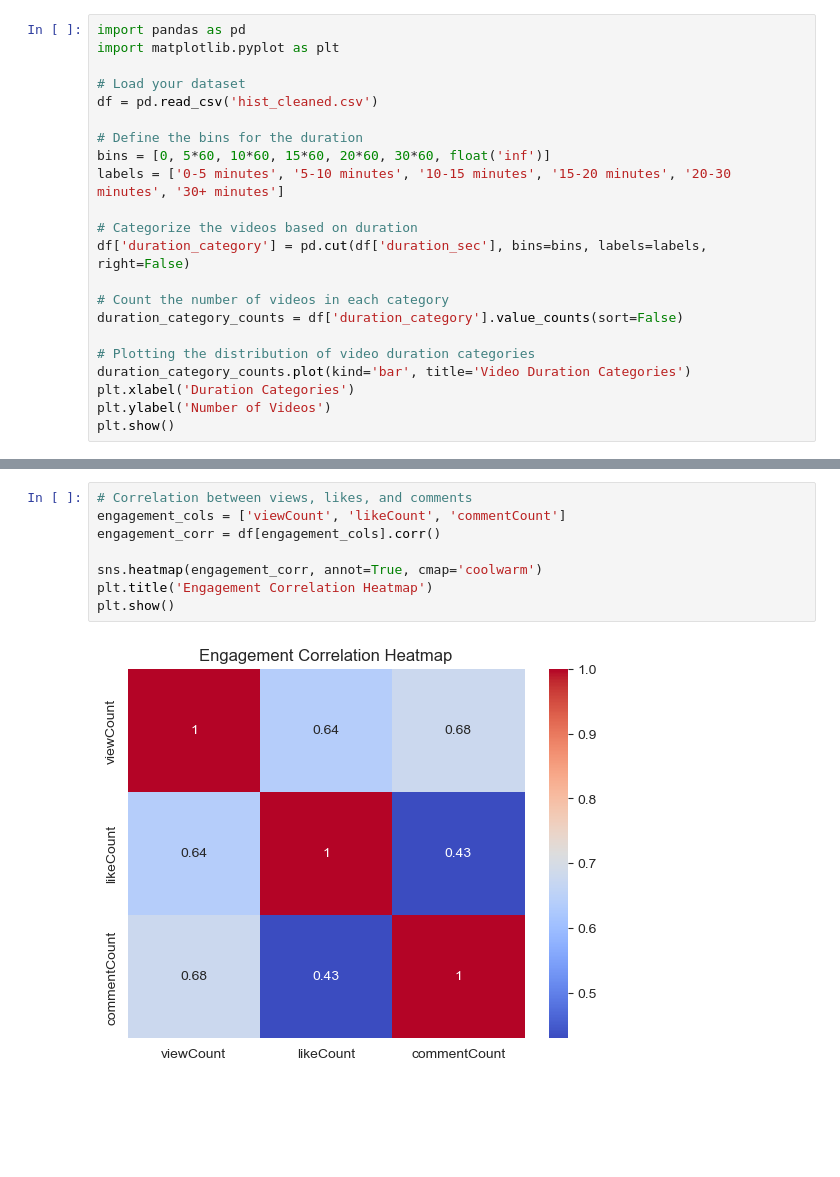
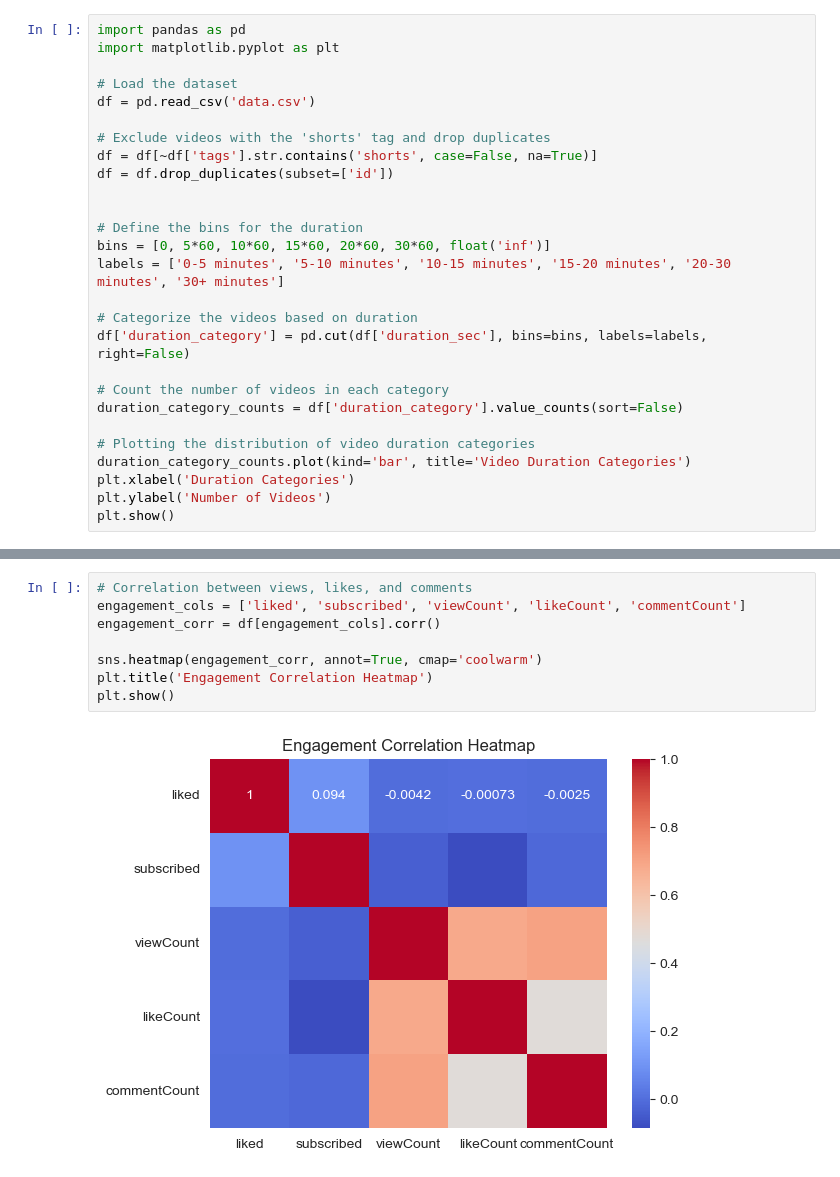
Before and after one commit to mustafamyldz/YouTube-user-data-analysis, a Jupyter notebook: EDA.ipynb, the cells around one changed output, grey strips where cells are left out. Drawn from its saved outputs; the diff is of its cells as text; blank space fills up the shorter version.

```diff
--- a/EDA.ipynb
+++ b/EDA.ipynb
@@ -305,8 +435,13 @@ plt.show()
 import pandas as pd
 import matplotlib.pyplot as plt
 
-# Load your dataset
-df = pd.read_csv('hist_cleaned.csv')
+# Load the dataset
+df = pd.read_csv('data.csv')
+
+# Exclude videos with the 'shorts' tag and drop duplicates
+df = df[~df['tags'].str.contains('shorts', case=False, na=True)]
+df = df.drop_duplicates(subset=['id'])
+
 
 # Define the bins for the duration
 bins = [0, 5*60, 10*60, 15*60, 20*60, 30*60, float('inf')]
@@ -328,13 +463,13 @@ plt.show()
 # %%
 # Correlation between views, likes, and comments
-engagement_cols = ['viewCount', 'likeCount', 'commentCount']
+engagement_cols = ['liked', 'subscribed', 'viewCount', 'likeCount', 'commentCount']
 engagement_corr = df[engagement_cols].corr()
 
 sns.heatmap(engagement_corr, annot=True, cmap='coolwarm')
 plt.title('Engagement Correlation Heatmap')
 plt.show()
 # %% [output]
-[figure, old version]
+[figure, new version]
 # %%
 from textblob import TextBlob
 
```
Also changed, not shown: parts of 17 cells of this notebook, 5 other files.
